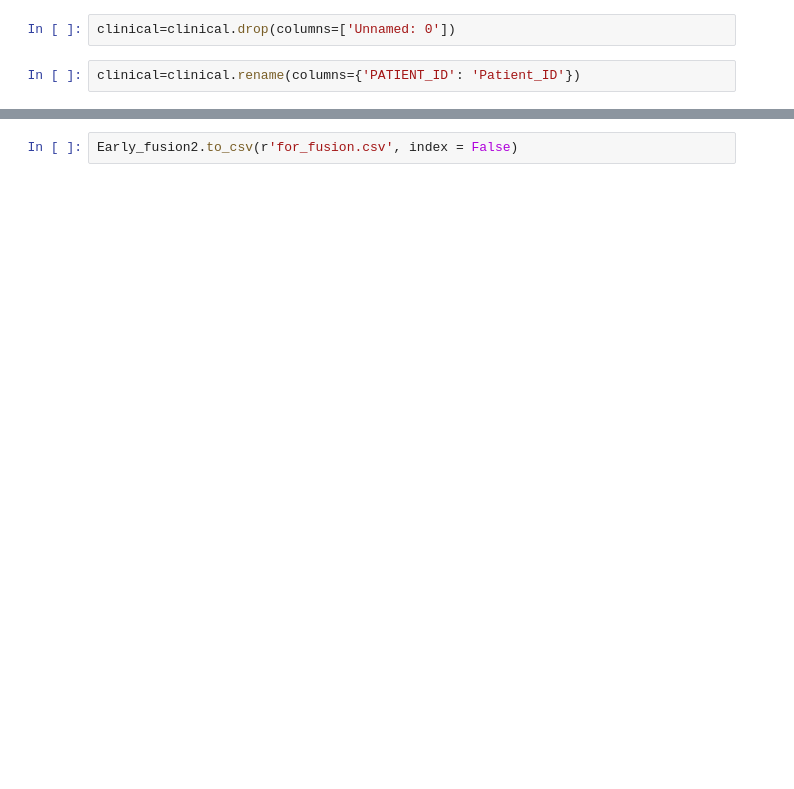
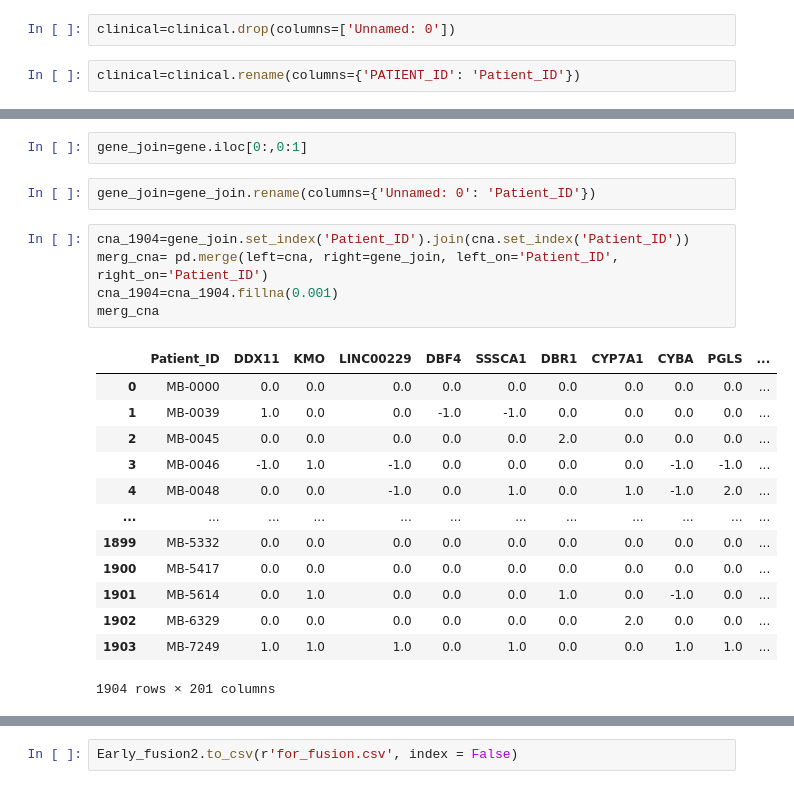
Before and after one commit to yogeshchaudhari/MLCourseProject, a Jupyter notebook: MRMR/data/Combi.ipynb, the cells around one changed output, grey strips where cells are left out. Saved outputs shown, nothing was run; the diff lists cells and outputs as text; blank space fills up the shorter version.

```diff
--- a/MRMR/data/Combi.ipynb
+++ b/MRMR/data/Combi.ipynb
@@ -74,0 +27,23 @@ clinical
+# %%
+gene_join=gene.iloc[0:,0:1]
+# %%
+gene_join=gene_join.rename(columns={'Unnamed: 0': 'Patient_ID'})
+# %%
+cna_1904=gene_join.set_index('Patient_ID').join(cna.set_index('Patient_ID'))
+merg_cna= pd.merge(left=cna, right=gene_join, left_on='Patient_ID', right_on='Patient_ID')
+cna_1904=cna_1904.fillna(0.001)
+merg_cna
+# %% [output]
+|  | Patient_ID | DDX11 | KMO | LINC00229 | DBF4 | SSSCA1 | DBR1 | CYP7A1 | CYBA | PGLS | ... |
+| 0 | MB-0000 | 0.0 | 0.0 | 0.0 | 0.0 | 0.0 | 0.0 | 0.0 | 0.0 | 0.0 | ... |
+| 1 | MB-0039 | 1.0 | 0.0 | 0.0 | -1.0 | -1.0 | 0.0 | 0.0 | 0.0 | 0.0 | ... |
+| 2 | MB-0045 | 0.0 | 0.0 | 0.0 | 0.0 | 0.0 | 2.0 | 0.0 | 0.0 | 0.0 | ... |
+| 3 | MB-0046 | -1.0 | 1.0 | -1.0 | 0.0 | 0.0 | 0.0 | 0.0 | -1.0 | -1.0 | ... |
+| 4 | MB-0048 | 0.0 | 0.0 | -1.0 | 0.0 | 1.0 | 0.0 | 1.0 | -1.0 | 2.0 | ... |
+| ... | ... | ... | ... | ... | ... | ... | ... | ... | ... | ... | ... |
+| 1899 | MB-5332 | 0.0 | 0.0 | 0.0 | 0.0 | 0.0 | 0.0 | 0.0 | 0.0 | 0.0 | ... |
+| 1900 | MB-5417 | 0.0 | 0.0 | 0.0 | 0.0 | 0.0 | 0.0 | 0.0 | 0.0 | 0.0 | ... |
+| 1901 | MB-5614 | 0.0 | 1.0 | 0.0 | 0.0 | 0.0 | 1.0 | 0.0 | -1.0 | 0.0 | ... |
+| 1902 | MB-6329 | 0.0 | 0.0 | 0.0 | 0.0 | 0.0 | 0.0 | 2.0 | 0.0 | 0.0 | ... |
+| 1903 | MB-7249 | 1.0 | 1.0 | 1.0 | 0.0 | 1.0 | 0.0 | 0.0 | 1.0 | 1.0 | ... |
+1904 rows × 201 columns
```
Also changed, not shown: parts of 49 cells of this notebook, 1 other file.
